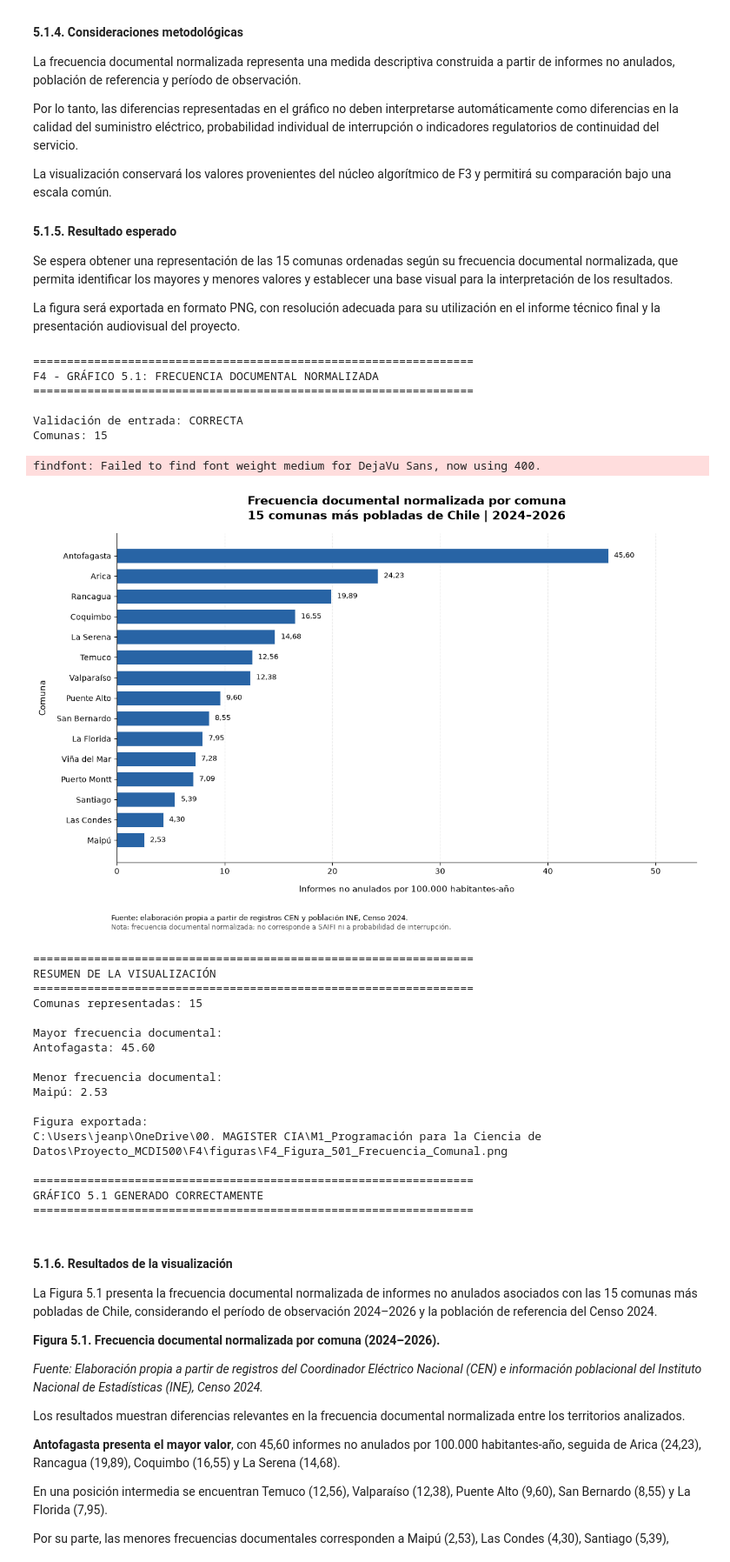
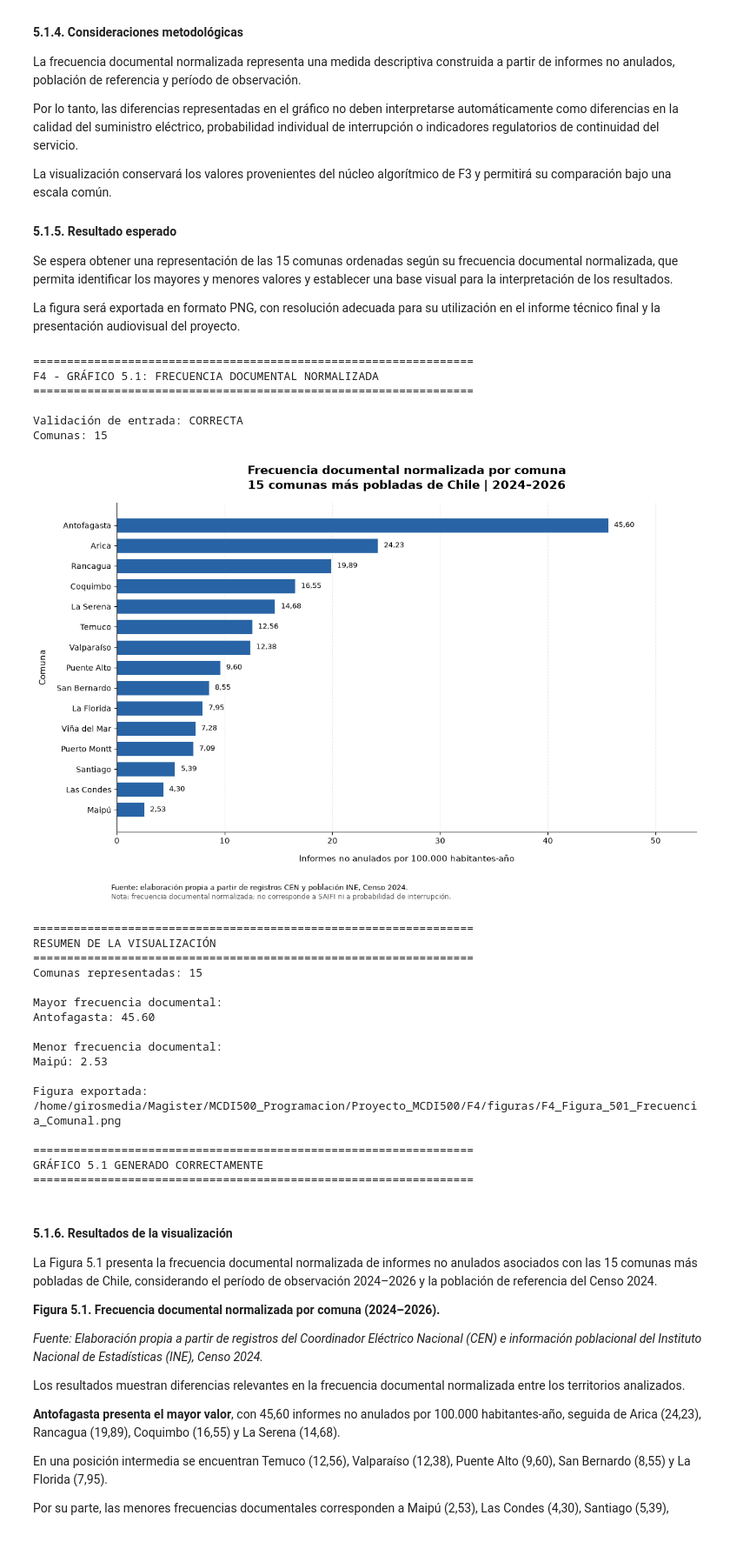
Before and after one commit to jeanpaulsalasmeneses-lab/Proyecto_MCDI500, a Jupyter notebook: F4/F4_Comunicacion_Resultados.ipynb, the cells around one changed output. Shown at 87% size. Saved outputs shown, nothing was run; the diff lists cells and outputs as text; code cells hidden in the pictures.

```diff
--- a/F4/F4_Comunicacion_Resultados.ipynb
+++ b/F4/F4_Comunicacion_Resultados.ipynb
@@ -1881,7 +1883,7 @@ for barra, valor in zip(
         va="center",
         ha="left",
         fontsize=9,
-        fontweight="medium"
+        fontweight="normal"
     )
 
 # ------------------------------------------------------------
@@ -1956,52 +1958,51 @@ print("=" * 65)
 print(
     "Comunas representadas:",
     len(datos_grafico)
 )
 
 print("\nMayor frecuencia documental:")
 print(
     f"{comuna_mayor['comuna_oficial']}: "
     f"{comuna_mayor['frecuencia_100k_hab_anio']:.2f}"
 )
 
 print("\nMenor frecuencia documental:")
 print(
     f"{comuna_menor['comuna_oficial']}: "
     f"{comuna_menor['frecuencia_100k_hab_anio']:.2f}"
 )
 
 print("\nFigura exportada:")
 print(ruta_figura)
 
 print("\n" + "=" * 65)
 print("GRÁFICO 5.1 GENERADO CORRECTAMENTE")
 print("=" * 65)
 # %% [output]
 =================================================================
 F4 - GRÁFICO 5.1: FRECUENCIA DOCUMENTAL NORMALIZADA
 =================================================================
 
 Validación de entrada: CORRECTA
 Comunas: 15
+[figure]
-findfont: Failed to find font weight medium for DejaVu Sans, now using 400.
+=================================================================
+RESUMEN DE LA VISUALIZACIÓN
+=================================================================
+Comunas representadas: 15
+
+Mayor frecuencia documental:
+Antofagasta: 45.60
+
+Menor frecuencia documental:
+Maipú: 2.53
+
+Figura exportada:
+/home/girosmedia/Magister/MCDI500_Programacion/Proyecto_MCDI500/F4/figuras/F4_Figura_501_Frecuencia_Comunal.png
+
+=================================================================
+GRÁFICO 5.1 GENERADO CORRECTAMENTE
+=================================================================
-[figure]
-=================================================================
-RESUMEN DE LA VISUALIZACIÓN
-=================================================================
-Comunas representadas: 15
-
-Mayor frecuencia documental:
-Antofagasta: 45.60
-
-Menor frecuencia documental:
-Maipú: 2.53
-
-Figura exportada:
-C:\Users\jeanp\OneDrive\00. MAGISTER CIA\M1_Programación para la Ciencia de Datos\Proyecto_MCDI500\F4\figuras\F4_Figura_501_Frecuencia_Comunal.png
-
-=================================================================
-GRÁFICO 5.1 GENERADO CORRECTAMENTE
-=================================================================
 # %% [markdown]
 #### 5.1.6. Resultados de la visualización
 
```
Also changed, not shown: parts of 14 cells of this notebook, 7 other files.
